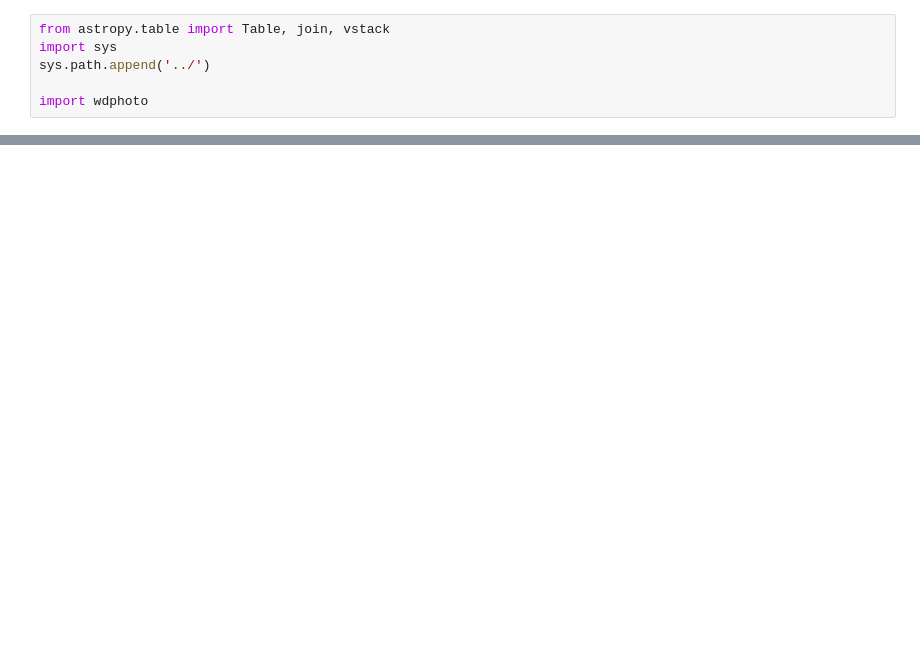
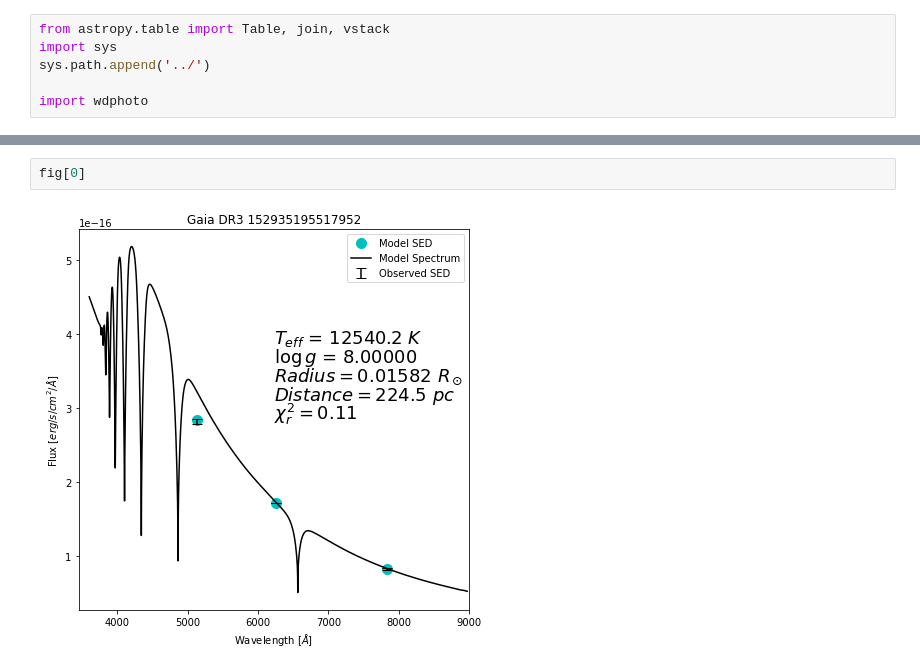
Before and after one commit to stefanarseneau/wdphoto, a Jupyter notebook: example/test.ipynb, the cells around one changed output, grey strips where cells are left out. Cells and saved outputs as stored; diff of their text form; blank space fills up the shorter version.

```diff
--- a/example/test.ipynb
+++ b/example/test.ipynb
@@ -18,0 +48,4 @@ out
+# %%
+fig[0]
+# %% [output]
+[figure, added]
```
Also changed, not shown: parts of 4 cells of this notebook, 1 other file.
